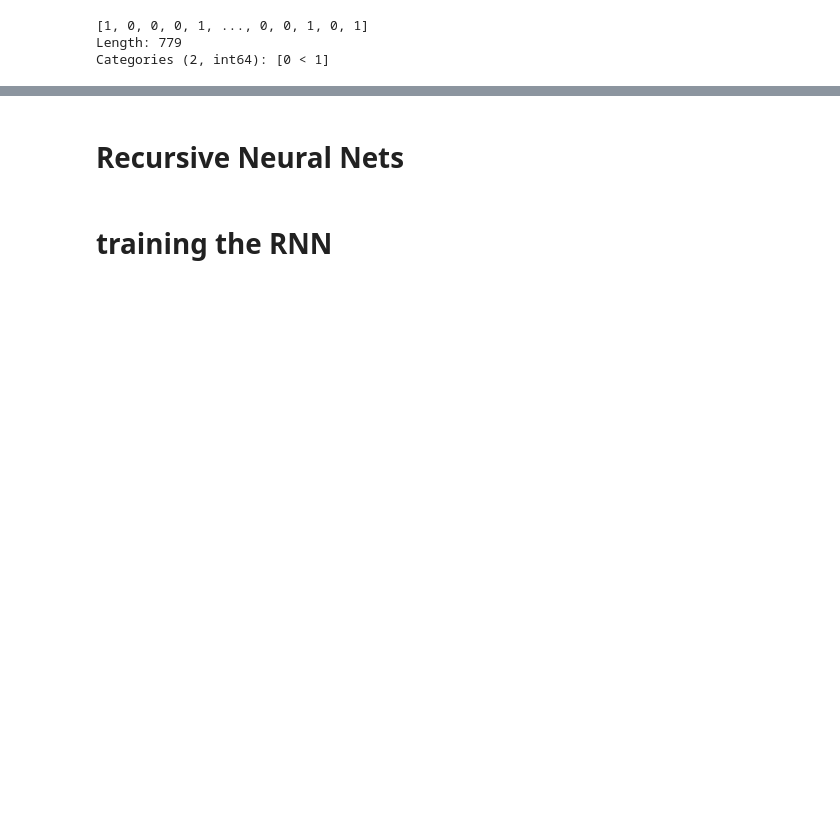
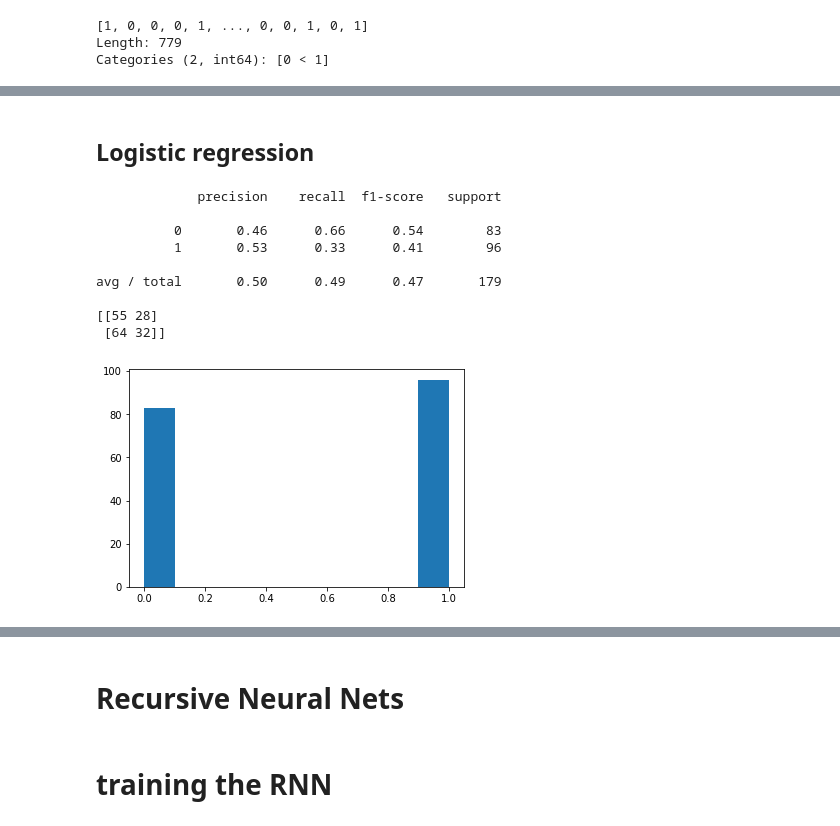
Before and after one commit to cttcpp/Stock_prediction_using_ML_and_Deep_learning, a Jupyter notebook: Project.ipynb, the cells around one changed output, grey strips where cells are left out. Cells and saved outputs as stored; diff of their text form; code cells hidden in the pictures; blank space fills up the shorter version.

```diff
--- a/Project.ipynb
+++ b/Project.ipynb
@@ -30,6 +249,6 @@ aapl.head()
 # %%
 from sklearn import linear_model
-logreg = linear_model.LogisticRegression(C=1e5)
+logreg = linear_model.LogisticRegression(C=1)
 # %%
 InputDF = aapl.copy().drop('bin_diff', axis = 1)
 InputDF = InputDF.set_index('date')
@@ -64,0 +312,21 @@ ytrain, ytest = label[:test_size], label[test_size:]
+# %% [markdown]
+## Logistic regression
+# %%
+res = logreg.fit(xtrain, ytrain)
+
+from sklearn.metrics import classification_report,confusion_matrix
+
+print (classification_report(ytest , res.predict(xtest)))
+print (confusion_matrix(ytest, res.predict(xtest)))
+plt.hist(ytest);
+# %% [output]
+             precision    recall  f1-score   support
+
+          0       0.46      0.66      0.54        83
+          1       0.53      0.33      0.41        96
+
+avg / total       0.50      0.49      0.47       179
+
+[[55 28]
+ [64 32]]
+[figure, added]
```
Also changed, not shown: parts of 45 cells of this notebook, 2 other files.
